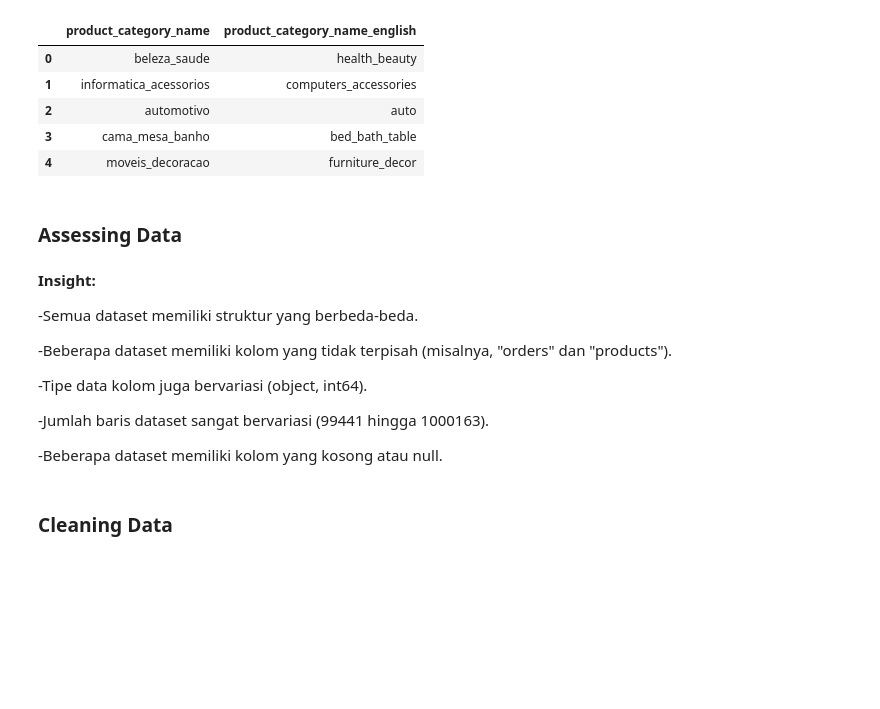
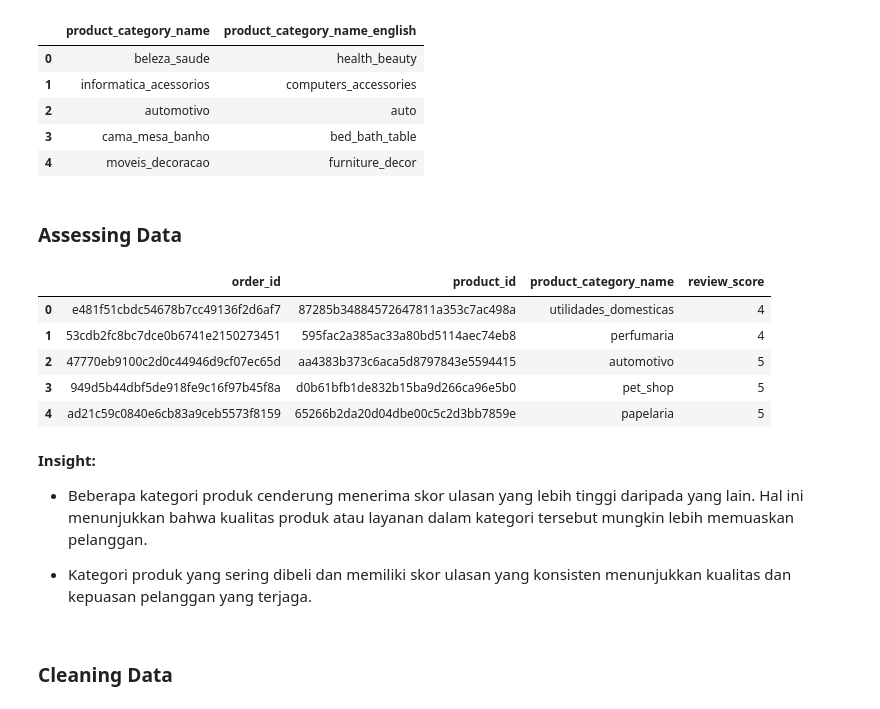
Before and after one commit to muchsaw/NgampusCoy, a Jupyter notebook: Dicoding_Proyek_Analisis_Data.ecommerce.ipynb, the cells around one changed output. Drawn from its saved outputs; the diff is of its cells as text; code cells hidden in the pictures; blank space fills up the shorter version.

```diff
--- a/Dicoding_Proyek_Analisis_Data.ecommerce.ipynb
+++ b/Dicoding_Proyek_Analisis_Data.ecommerce.ipynb
@@ -138,16 +141,4 @@ data['category'].head()
 | 3 | cama_mesa_banho | bed_bath_table |
 | 4 | moveis_decoracao | furniture_decor |
 # %% [markdown]
-### Assessing Data
+### Assessing **Data**
-# %% [markdown]
-**Insight:**
-
--Semua dataset memiliki struktur yang berbeda-beda.
-
--Beberapa dataset memiliki kolom yang tidak terpisah (misalnya, "orders" dan "products").
-
--Tipe data kolom juga bervariasi (object, int64).
-
--Jumlah baris dataset sangat bervariasi (99441 hingga 1000163).
-
--Beberapa dataset memiliki kolom yang kosong atau null.
@@ -154,2 +150,22 @@ data['category'].head()
+# %%
+# kolom yang relevan untuk analisis
+analysis_data = all_data[['order_id', 'product_id', 'product_category_name', 'review_score']]
+# %%
+# Tampilkan data yang telah digabungkan
+analysis_data.head()
+# %% [output]
+|  | order_id | product_id | product_category_name | review_score |
+| 0 | e481f51cbdc54678b7cc49136f2d6af7 | 87285b34884572647811a353c7ac498a | utilidades_domesticas | 4 |
+| 1 | 53cdb2fc8bc7dce0b6741e2150273451 | 595fac2a385ac33a80bd5114aec74eb8 | perfumaria | 4 |
+| 2 | 47770eb9100c2d0c44946d9cf07ec65d | aa4383b373c6aca5d8797843e5594415 | automotivo | 5 |
+| 3 | 949d5b44dbf5de918fe9c16f97b45f8a | d0b61bfb1de832b15ba9d266ca96e5b0 | pet_shop | 5 |
+| 4 | ad21c59c0840e6cb83a9ceb5573f8159 | 65266b2da20d04dbe00c5c2d3bb7859e | papelaria | 5 |
+# %% [markdown]
+**Insight:**
+
+- Beberapa kategori produk cenderung menerima skor ulasan yang lebih tinggi daripada yang lain. Hal ini menunjukkan bahwa kualitas produk atau layanan dalam kategori tersebut mungkin lebih memuaskan pelanggan.
+
+
+- Kategori produk yang sering dibeli dan memiliki skor ulasan yang konsisten menunjukkan kualitas dan kepuasan pelanggan yang terjaga.
 # %% [markdown]
 ### Cleaning Data
```
Also changed, not shown: parts of 44 cells of this notebook.
